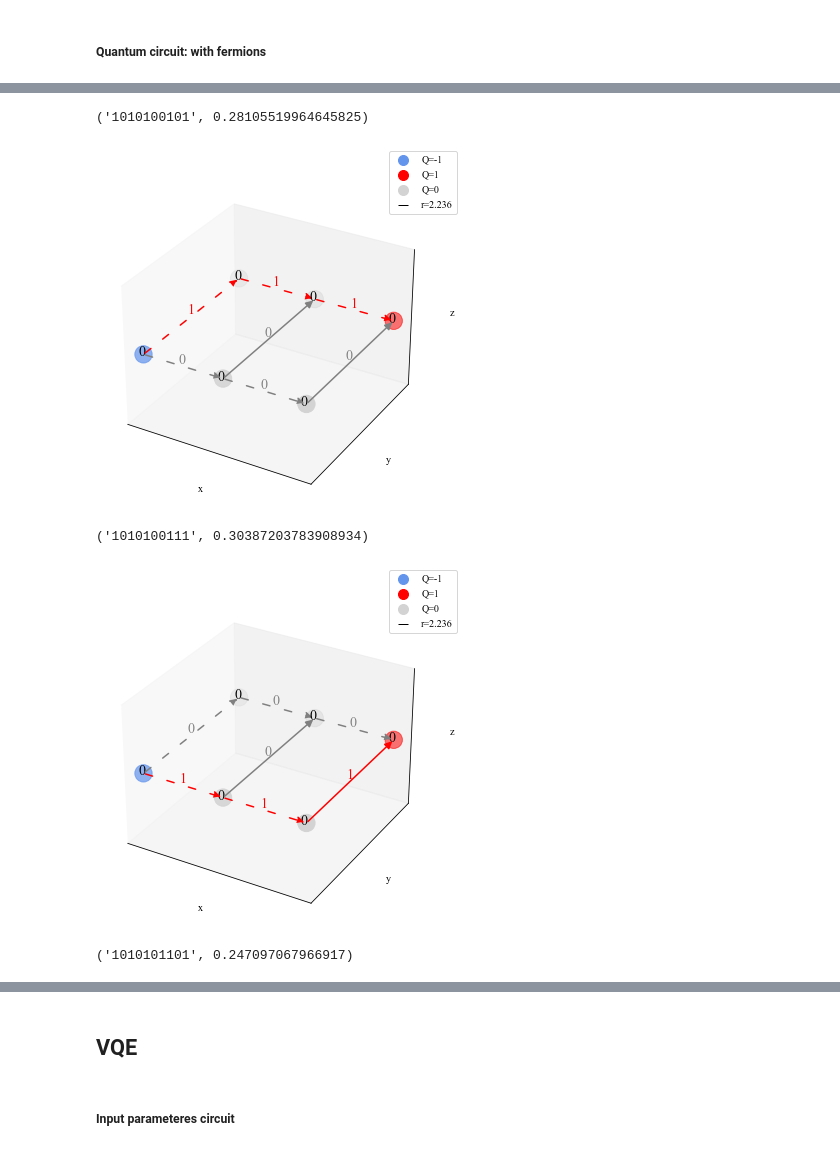
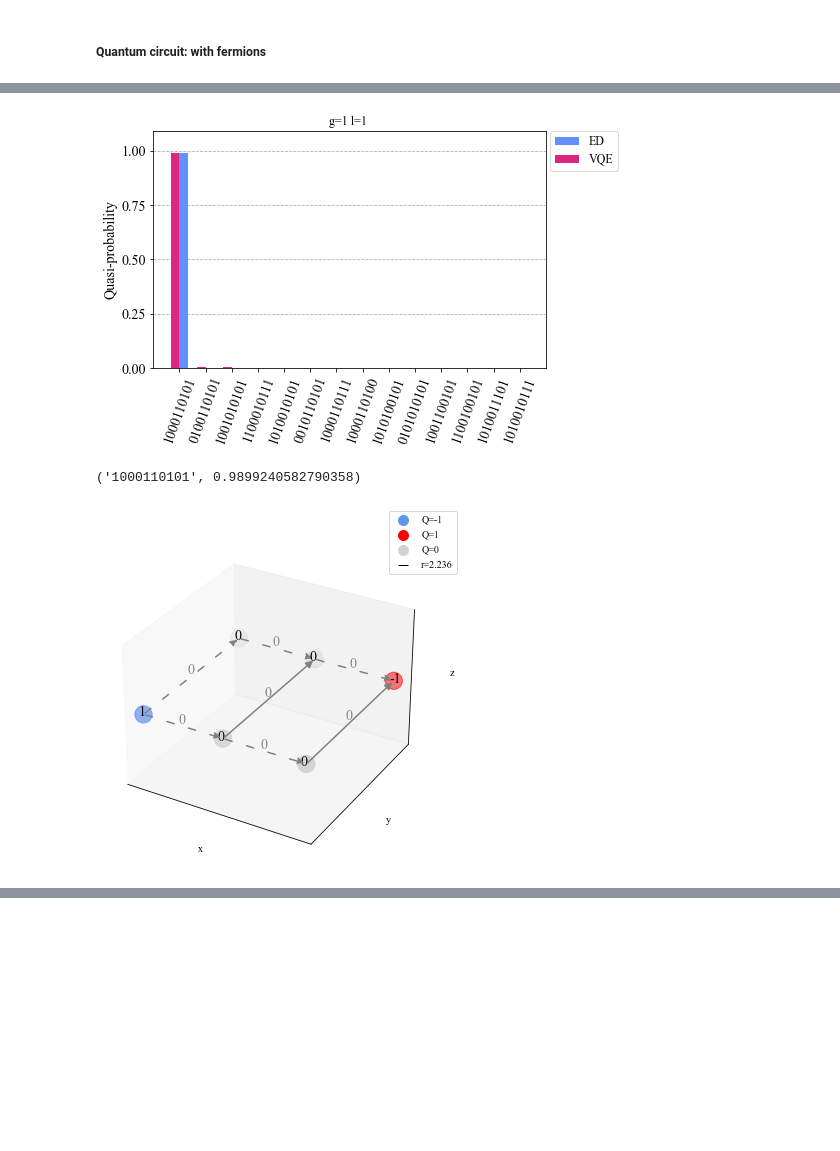
Before and after one commit to ariannacrippa/QC_lattice_H, a Jupyter notebook: notebooks/Quantinuum/static_potential_fermions.ipynb, the cells around one changed output, grey strips where cells are left out. Saved outputs shown, nothing was run; the diff lists cells and outputs as text; code cells hidden in the pictures; blank space fills up the shorter version.

```diff
--- a/notebooks/Quantinuum/static_potential_fermions.ipynb
+++ b/notebooks/Quantinuum/static_potential_fermions.ipynb
@@ -312,0 +305,2 @@ psi_0 ED:2D_3x2mbasisFalse puregaugeFalse g1 pbcFalse l1_factE1_factB1
+# %%
+nshots=10000
@@ -312,0 +376,36 @@ psi_0 ED:2D_3x2mbasisFalse puregaugeFalse g1 pbcFalse l1_factE1_factB1
+# %%
+g_values_file,ed_values_file,dict_ed_file, vqe_values_file, std_dev_values_file,dict_vqe_file, fidelity_values_file, parameters_list_file=read_datafile_glist('static_potential_3x2_m2_omega1_l1_mutualinfoansatz.txt',nshots=nshots)
+g_values_file_v2,ed_values_file_v2,dict_ed_file_v2, vqe_values_file_v2, std_dev_values_file_v2,dict_vqe_file_v2, fidelity_values_file_v2, parameters_list_file_v2=read_datafile_glist('static_potential_3x2_m2_omega1_l1_mutualinfoansatz_v2.txt',nshots=nshots)
+
+
+for fid,fid_2,i in zip(fidelity_values_file,fidelity_values_file_v2,range(len(g_values_file))):
+    if fid>=fid_2:
+        print('better fidelity 1st case only string breaking:',fid,fid_2)
+    else:
+        print('better fidelity 2nd case:',fid,fid_2)
+        g_values_file[i]=g_values_file_v2[i]
+        ed_values_file[i]=ed_values_file_v2[i]
+        dict_ed_file[i]=dict_ed_file_v2[i]
+        vqe_values_file[i]=vqe_values_file_v2[i]
+        dict_vqe_file[i]=dict_vqe_file_v2[i]
+        std_dev_values_file[i]=std_dev_values_file_v2[i]
+        fidelity_values_file[i]=fidelity_values_file_v2[i]
+        parameters_list_file[i]=parameters_list_file_v2[i]
+
+
+fig,ax =plt.subplots(2,figsize=(set_size(width)[0],6),sharex=True,gridspec_kw={'height_ratios': [3, 1]})
+
+ax[0].plot(g_values_file[2:],ed_values_file[2:],markersize=6,markeredgewidth=2,label=f'$l=1$ ED',linewidth=2)
+ax[0].plot(g_values_file[2:],vqe_values_file[2:],'o',markersize=7,color='C0',label='$l=1$ VQE')
+ax[0].set_ylabel(r'$V(r)$',fontsize=15)
+ax[0].legend(fontsize=15,ncols=3,loc='lower right')
+
+#ax[1].bar(g_list,np.abs(np.array(vqe_results)-np.array(ed_results)/np.array(ed_results)), edgecolor='black',width=0.1)
+ax[1].bar(g_values_file[2:],1-fidelity_values_file[2:], edgecolor='black',width=0.1)
+
+ax[1].set_ylabel(r'$1-F$',fontsize=15)
+ax[1].set_xlabel(r'$1/g^2$',fontsize=15)
+
+
+for i in [0,1]:
+    ax[i].grid(True,which='both',linestyle='dotted')
@@ -313,14 +430,19 @@ psi_0 ED:2D_3x2mbasisFalse puregaugeFalse g1 pbcFalse l1_factE1_factB1
+# %%
+from qiskit.visualization import plot_distribution
+width=510
+#TODO: test the other configurations here only -1 last one
+fig_hist=plot_distribution([dict_ed_file[-1] ,dict_vqe_file[-1] ], figsize=set_size(width),legend=['ED','VQE'] ,bar_labels=False,number_to_keep=10,sort='value_desc',
+               title=f'g={g} l={l} ')
+               #,filename=f'plots/E_0_ED_vs_VQD_test:{latt.dims}D_'+'x'.join(map(str,latt.n_sites))+f'mbasis{magnetic_basis}_puregauge{puregauge}_g{g}_pbc{pbc}_l{l}_nlayers{nlayers}_iterations{iterations}.png')
+fig_hist
+#fig_hist.savefig(f'plots/E_0_ED_vs_VQD_test:{latt.dims}D_'+'x'.join(map(str,latt.n_sites))+f'mbasis{magnetic_basis}_puregauge{puregauge}_g{g}_pbc{pbc}_l{l}_nlayers{nlayers}_iterations{iterations}.png',dpi=600, bbox_inches="tight")
+# %% [output]
+[figure, added]
 # %%
-# for i,k in enumerate(class_H_oprt.eop_list+class_H_oprt.qop_list):
-#     print(f'qubit{i}:{k}')
-
-for key,val in ed_e0_dict.items():
+for key,val in {key:val for key,val in dict_vqe_file[-1].items() if val>1e-1}.items():
     conf = class_H_oprt.eop_config_from_string(key)
     print((key,val))
-    latt.draw_graph_func(gauss_law_fig=True,e_op_free=class_H_oprt.e_op_free,static_charges=qstat,weight=conf,savefig_dir='.',figname=f'conf_{key}_prob_{val}_puregauge.png')
+    latt.draw_graph_func(gauss_law_fig=True,e_op_free=class_H_oprt.e_op_free,static_charges=qstat,weight=conf)#,savefig_dir='Images/',figname=f'config_g{g}_l{l}_E_0_VQD_{key}_probab{np.round(val,2)}.png')
 # %% [output]
-('1010100101', 0.28105519964645825)
+('1000110101', 0.9899240582790358)
-[figure, old version]
+[figure, new version]
-('1010100111', 0.30387203783908934)
-[figure, removed]
-('1010101101', 0.247097067966917)
@@ -328,4 +448,0 @@ for key,val in ed_e0_dict.items():
-# %% [markdown]
-## VQE
-# %% [markdown]
-##### Input parameteres circuit
```
Also changed, not shown: parts of 23 cells of this notebook, 2 other files.
